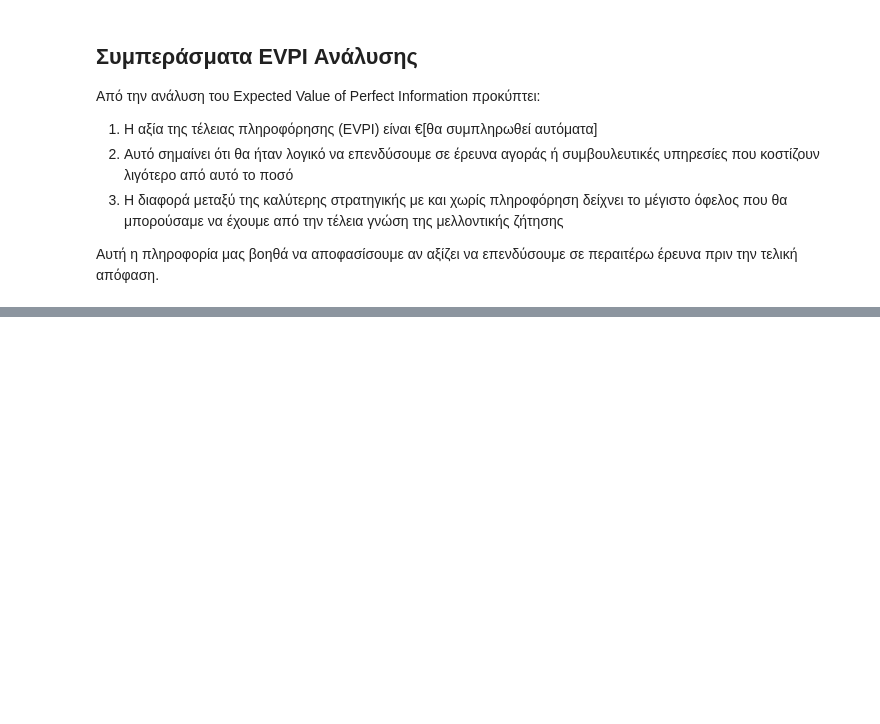
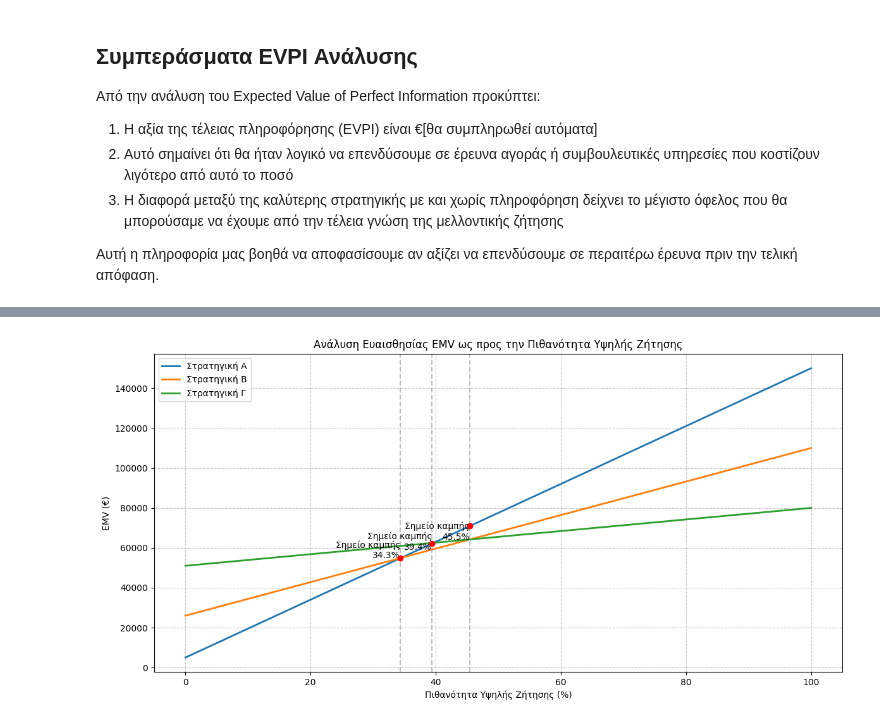
Before and after one commit to KostasPapadooo/it2022141_2022119, a Jupyter notebook: decision_tree_analysis.ipynb, the cells around one changed output, grey strips where cells are left out. Saved outputs shown, nothing was run; the diff lists cells and outputs as text; code cells hidden in the pictures; blank space fills up the shorter version.

```diff
--- a/decision_tree_analysis.ipynb
+++ b/decision_tree_analysis.ipynb
@@ -312,0 +323,58 @@ plt.show()
+# %%
+import numpy as np
+import matplotlib.pyplot as plt
+
+# Δημιουργία σημείων για την πιθανότητα υψηλής ζήτησης
+prob_high = np.linspace(0, 1, 100)
+
+# Υπολογισμός EMV για κάθε στρατηγική σε διαφορετικές πιθανότητες
+emv_a = []
+emv_b = []
+emv_c = []
+
+for p_high in prob_high:
+    # Προσαρμογή των υπόλοιπων πιθανοτήτων αναλογικά
+    p_medium = (1 - p_high) * 0.7  # 70% του υπόλοιπου
+    p_low = (1 - p_high) * 0.3     # 30% του υπόλοιπου
+
+    # Υπολογισμός EMV για κάθε στρατηγική
+    emv_a.append(p_high * (300000 - 150000) +
+                p_medium * (200000 - 150000) +
+                p_low * (50000 - 150000))
+
+    emv_b.append(p_high * (180000 - 70000) +
+                p_medium * (120000 - 70000) +
+                p_low * (40000 - 70000))
+
+    emv_c.append(p_high * 80000 +
+                p_medium * 60000 +
+                p_low * 30000)
+
+# Δημιουργία του γραφήματος
+plt.figure(figsize=(12, 6))
+plt.plot(prob_high * 100, emv_a, label='Στρατηγική A', linewidth=2)
+plt.plot(prob_high * 100, emv_b, label='Στρατηγική B', linewidth=2)
+plt.plot(prob_high * 100, emv_c, label='Στρατηγική Γ', linewidth=2)
+
+plt.grid(True, linestyle='--', alpha=0.7)
+plt.xlabel('Πιθανότητα Υψηλής Ζήτησης (%)')
+plt.ylabel('EMV (€)')
+plt.title('Ανάλυση Ευαισθησίας EMV ως προς την Πιθανότητα Υψηλής Ζήτησης')
+plt.legend()
+
+# Εύρεση και επισήμανση σημείων τομής
+for i in range(len(prob_high)-1):
+    if (np.sign(emv_a[i] - emv_b[i]) != np.sign(emv_a[i+1] - emv_b[i+1]) or
+        np.sign(emv_b[i] - emv_c[i]) != np.sign(emv_b[i+1] - emv_c[i+1]) or
+        np.sign(emv_a[i] - emv_c[i]) != np.sign(emv_a[i+1] - emv_c[i+1])):
+
+        plt.scatter(prob_high[i] * 100, emv_a[i], color='red', zorder=5)
+        plt.axvline(x=prob_high[i] * 100, color='gray', linestyle='--', alpha=0.5)
+        plt.text(prob_high[i] * 100, min(emv_a[i], emv_b[i], emv_c[i]),
+                f'Σημείο καμπής\n{prob_high[i]*100:.1f}%',
+                horizontalalignment='right')
+
+plt.tight_layout()
+plt.show()
+# %% [output]
+[figure, added]
```
Also changed, not shown: parts of 3 cells of this notebook.
